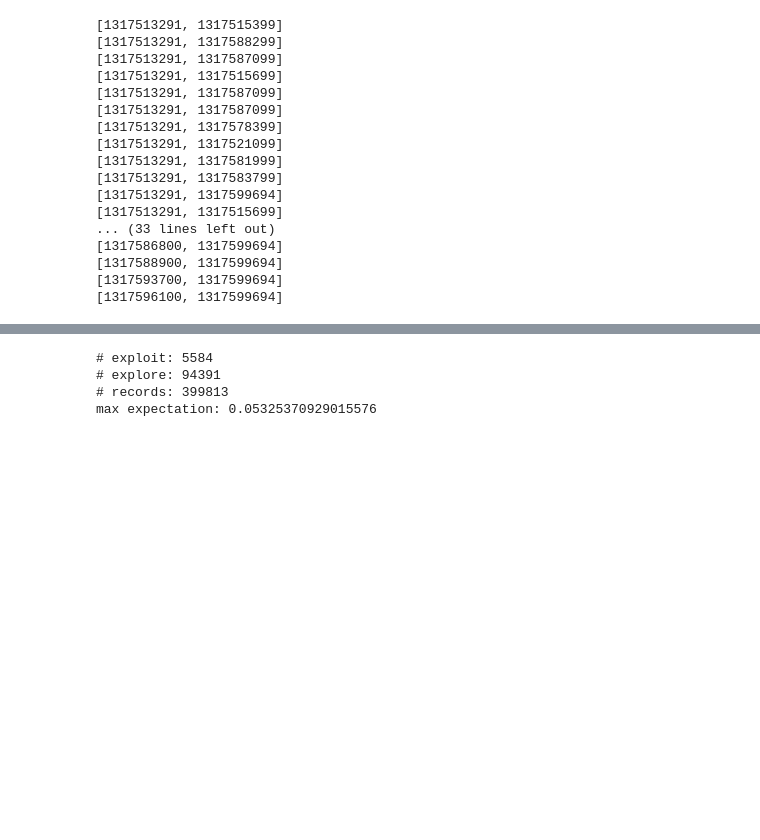
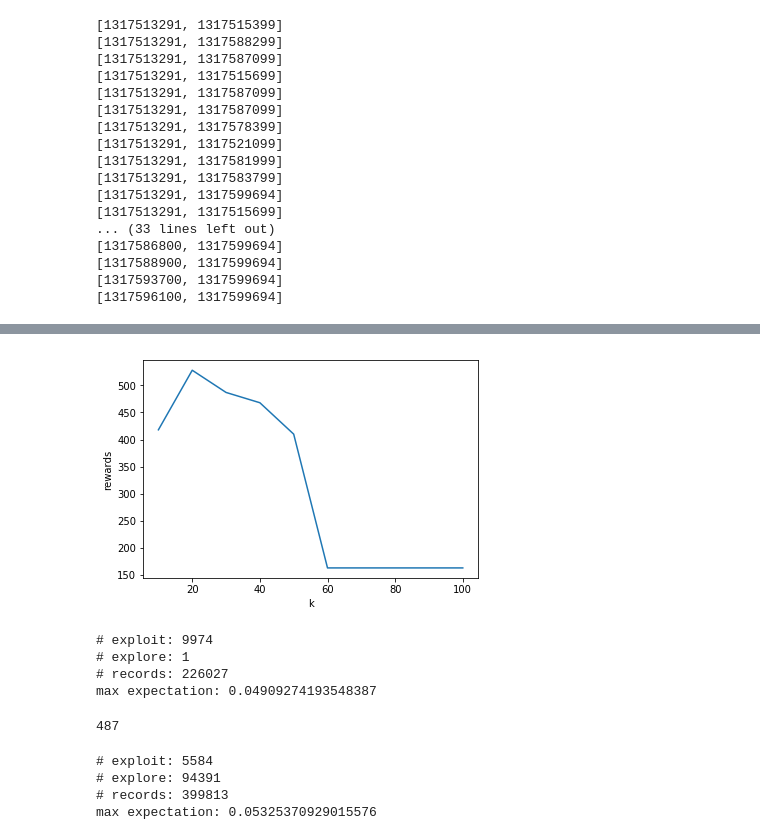
Before and after one commit to ShrekFelix/Reducing-Exploration-of-Dying-Arms-in-Mortal-Bandits, a Jupyter notebook: optimal exploration for mortal MAB.ipynb, the cells around one changed output, grey strips where cells are left out. Drawn from its saved outputs; the diff is of its cells as text; code cells hidden in the pictures; blank space fills up the shorter version.

```diff
--- a/optimal exploration for mortal MAB.ipynb
+++ b/optimal exploration for mortal MAB.ipynb
@@ -186,3 +273,23 @@ max expectation: 0.059574468085106386
+# %%
+x = []
+y = []
+for b in [10,20,30,40,50,60,70,80,90,100]:
+    x.append(b)
+    y.append(AG_L(n=10000,k=b, verbose=False))
+plt.plot(x,y)
+plt.xlabel('k')
+plt.ylabel('rewards')
+pass
+# %% [output]
+[figure, added]
+# %%
+AG_L(k=50,n=10000)
+# %% [output]
+# exploit: 9974
+# explore: 1
+# records: 226027
+max expectation: 0.04909274193548387
+487
 # %%
 AG_L(n=100000)
 # %% [output]
```
Also changed, not shown: parts of 10 cells of this notebook.
